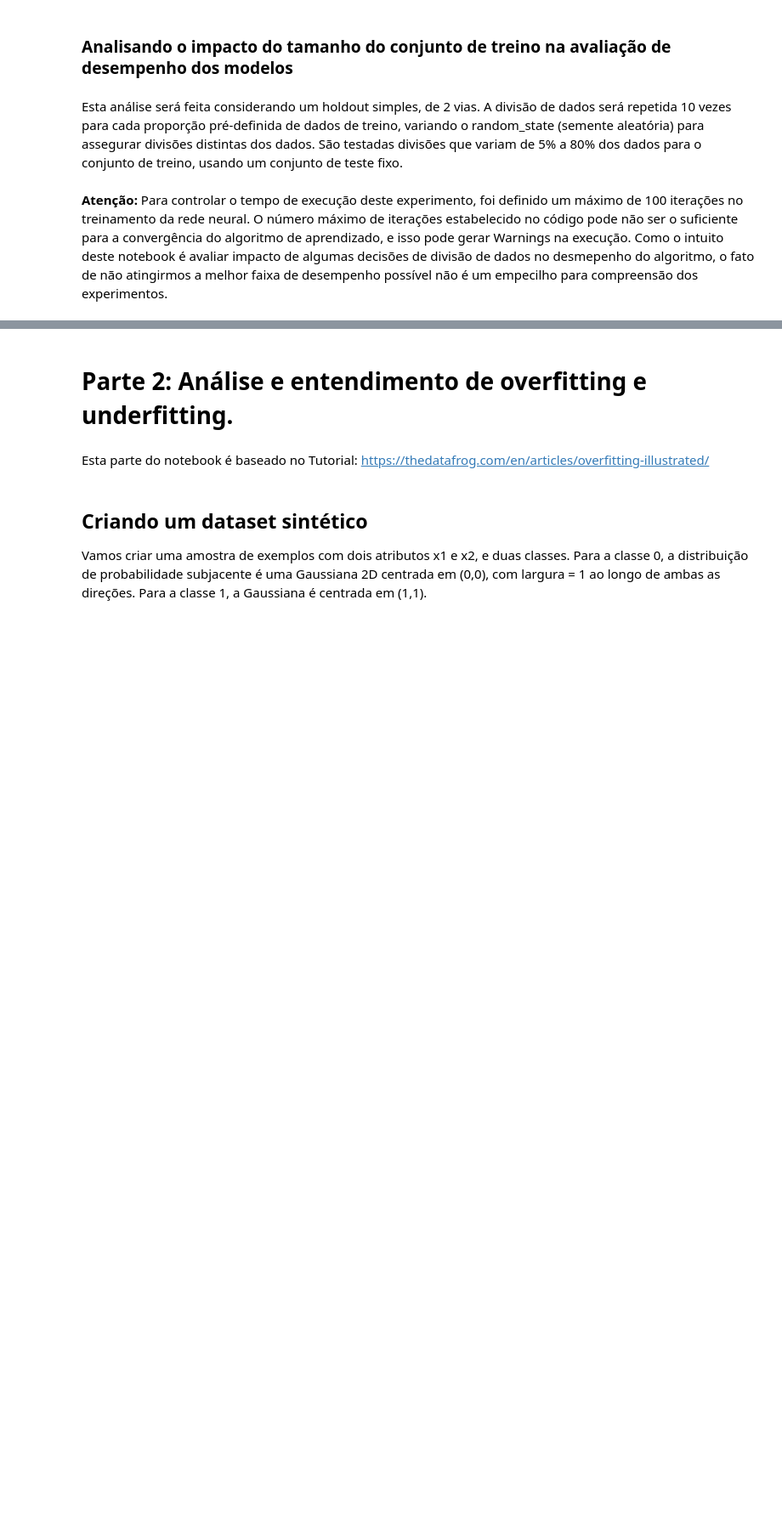
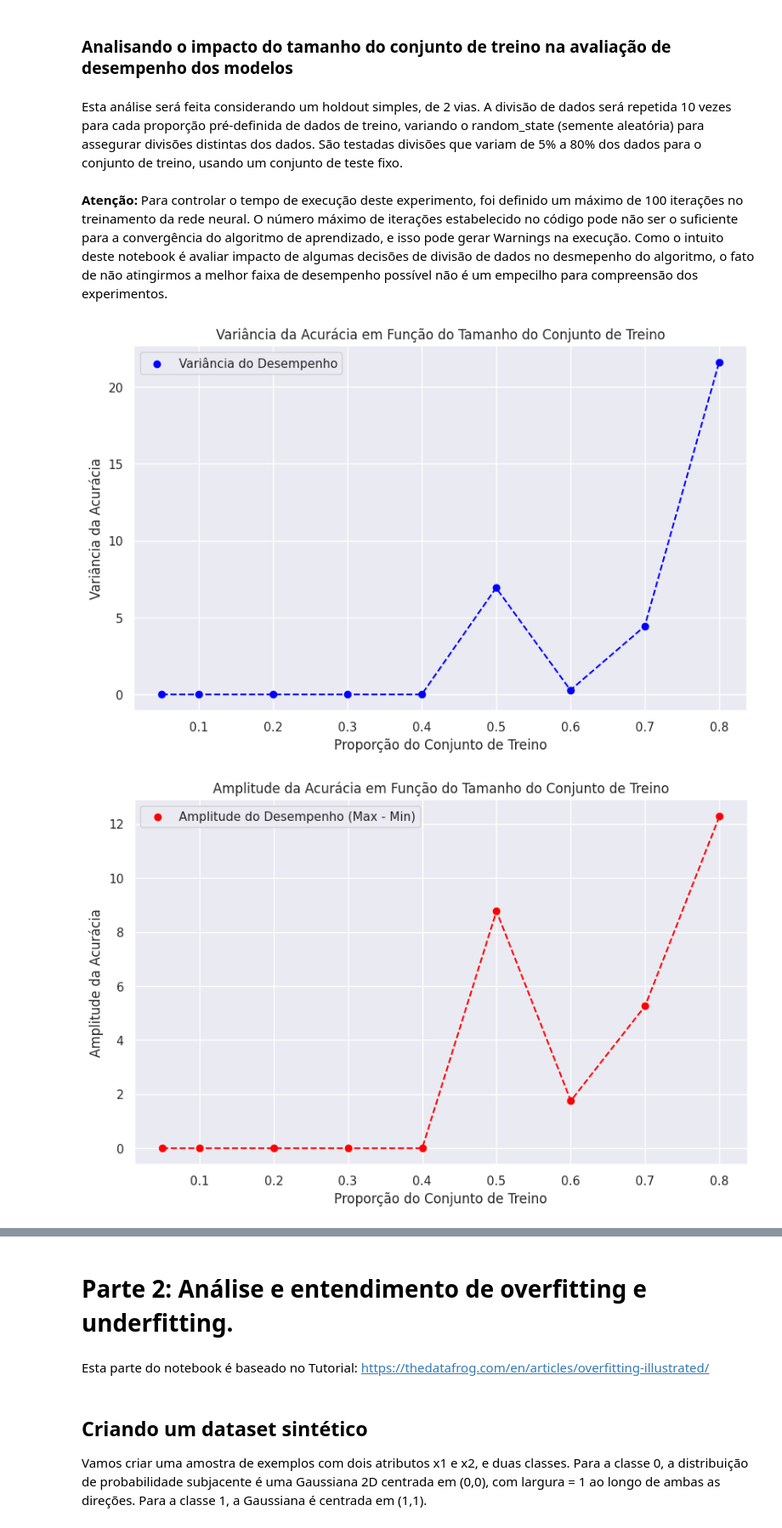
Before and after one commit to PLLima/INF01017-Machine-Learning, a Jupyter notebook: Supervised_Learning/A03_-_Model_Evaluation/Underfitting_and_Overfitting.ipynb, the cells around one changed output, grey strips where cells are left out. Shown at 85% size. Cells and saved outputs as stored; diff of their text form; code cells hidden in the pictures; blank space fills up the shorter version.

```diff
--- a/Supervised_Learning/A03_-_Model_Evaluation/Underfitting_and_Overfitting.ipynb
+++ b/Supervised_Learning/A03_-_Model_Evaluation/Underfitting_and_Overfitting.ipynb
@@ -373,7 +445,7 @@ Esta análise será feita considerando um holdout simples, de 2 vias. A divisão
 **Atenção:** Para controlar o tempo de execução deste experimento, foi definido um máximo de 100 iterações no treinamento da rede neural. O número máximo de iterações estabelecido no código pode não ser o suficiente para a convergência do algoritmo de aprendizado, e isso pode gerar Warnings na execução. Como o intuito deste notebook é avaliar impacto de algumas decisões de divisão de dados no desmepenho do algoritmo, o fato de não atingirmos a melhor faixa de desempenho possível não é um empecilho para compreensão dos experimentos.
 # %%
 # Função para rodar o treinamento do algoritmo com diferentes tamanhos de treino
-def run_training_analysis(X, y, test_size=0.1, train_sizes=[0.1, 0.2,0.3, 0.4, 0.5, 0.6, 0.7, 0.8], iterations=10):
+def run_training_analysis(X, y, test_size=0.1, train_sizes=[0.05, 0.1, 0.2, 0.3, 0.4, 0.5, 0.6, 0.7, 0.8], iterations=10):
     results = {}
 
     # Fixando o conjunto de teste
@@ -388,10 +460,11 @@ def run_training_analysis(X, y, test_size=0.1, train_sizes=[0.1, 0.2,0.3, 0.4, 0
         accuracies = []
         for _ in range(iterations):
             # Variando o tamanho do conjunto de treino (fixando o conjunto de teste)
-            X_train, _, y_train, _ = train_test_split(X_train_full, y_train_full, train_size=train_size, random_state=None)
+            random_state = np.random.randint(0, 1000)
+            X_train, _, y_train, _ = train_test_split(X_train_full, y_train_full, train_size=train_size, random_state=random_state)
 
             # Treinar o modelo
-            clf = MLPClassifier(max_iter=100, activation='relu',solver='adam',alpha=0.0001,learning_rate='constant',random_state=42) #random state fixo para controlar a aleatoriedade do algoritmo MLP
+            clf = MLPClassifier(max_iter=100, activation='relu',solver='adam',alpha=0.0001,learning_rate='constant',random_state=42) # random state fixo para controlar a aleatoriedade do algoritmo MLP
             clf.fit(X_train, y_train)
 
             # Classificação e avaliação no conjunto de teste
@@ -426,31 +499,33 @@ plt.figure(figsize=(10, 6))
 plt.scatter(train_sizes, variances, c='blue', label='Variância do Desempenho')
 plt.plot(train_sizes, variances, color='blue', linestyle='--')
 plt.xlabel('Proporção do Conjunto de Treino')
 plt.ylabel('Variância da Acurácia')
 plt.title('Variância da Acurácia em Função do Tamanho do Conjunto de Treino')
 plt.legend()
 plt.grid(True)
 plt.show()
 
 # Gráfico de amplitude vs tamanho do conjunto de treino
 plt.figure(figsize=(10, 6))
 plt.scatter(train_sizes, amplitudes, c='red', label='Amplitude do Desempenho (Max - Min)')
 plt.plot(train_sizes, amplitudes, color='red', linestyle='--')
 plt.xlabel('Proporção do Conjunto de Treino')
 plt.ylabel('Amplitude da Acurácia')
 plt.title('Amplitude da Acurácia em Função do Tamanho do Conjunto de Treino')
 plt.legend()
 plt.grid(True)
 plt.show()
 
-
 # Gráfico de média vs tamanho do conjunto de treino
 plt.figure(figsize=(10, 6))
 plt.scatter(train_sizes, averages, c='b', label='Média')
 plt.plot(train_sizes, averages, color='b', linestyle='--')
 plt.xlabel('Proporção do Conjunto de Treino')
 plt.ylabel('Média da Acurácia')
 plt.title('Média da Acurácia em Função do Tamanho do Conjunto de Treino')
 plt.legend()
 plt.grid(True)
 plt.show()
+# %% [output]
+[figure, added]
+[figure, added]
```
Also changed, not shown: parts of 24 cells of this notebook.
